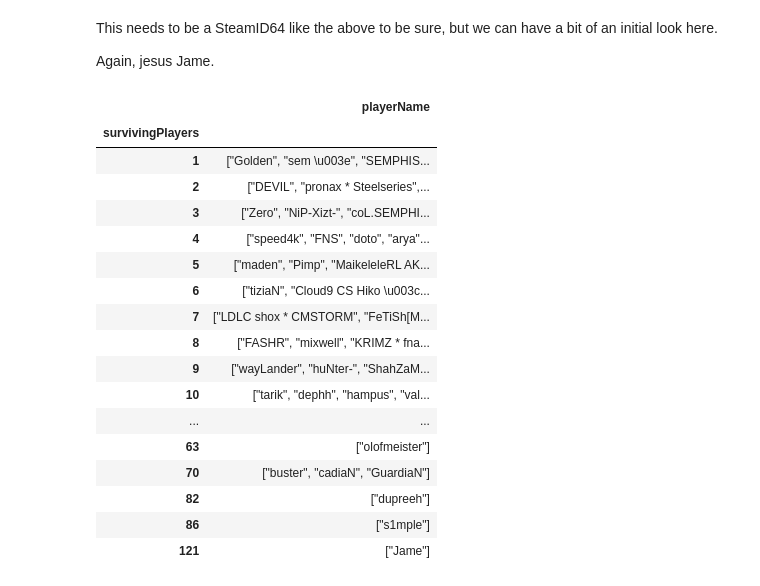
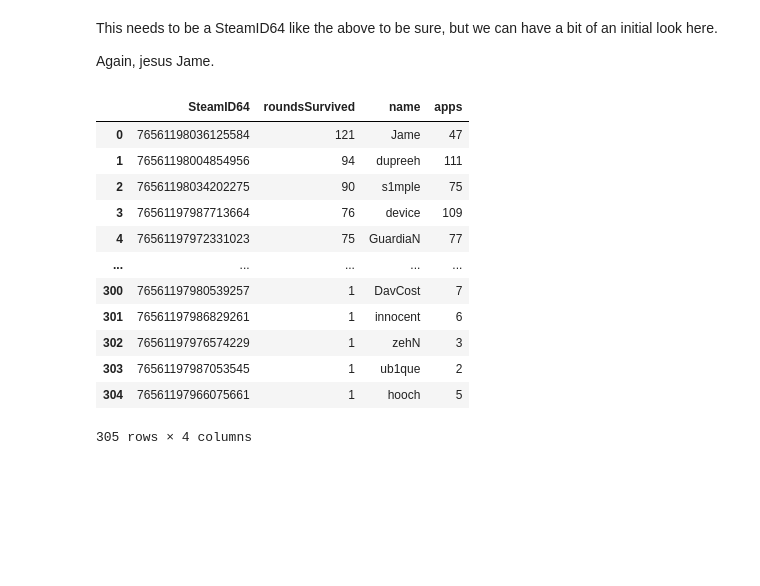
Before and after one commit to bevan-philip/have-cs-rounds-become-slower, a Jupyter notebook: analysis.ipynb, the cells around one changed output. Drawn from its saved outputs; the diff is of its cells as text; code cells hidden in the pictures; blank space fills up the shorter version.

```diff
--- a/analysis.ipynb
+++ b/analysis.ipynb
@@ -147,25 +147,21 @@ This needs to be a SteamID64 like the above to be sure, but we can have a bit of
 
 Again, jesus Jame.
 # %%
-csgo_df["survivingPlayers"] = csgo_df.survivingPlayers.apply(lambda x: sorted(x[1:-1].split(',')) if x != "null" else [])
+csgo_df["survivingPlayers"] = csgo_df.survivingPlayers.apply(lambda x: sorted(map(int, x[1:-1].split(','))) if x != 'null' else None)
 # %%
-csgo_df.survivingPlayers.explode().value_counts().to_frame().reset_index(names="playerName")[['playerName', 'survivingPlayers']].groupby('survivingPlayers').agg(list)
+t = csgo_df.survivingPlayers.explode().value_counts().to_frame().reset_index(names="playerName").rename(columns={"playerName":"SteamID64", "survivingPlayers": "roundsSurvived"}).merge(players_df)
+t
 # %% [output]
-|  | playerName |
-| survivingPlayers |  |
-| 1 | ["Golden", "sem \u003e", "SEMPHIS... |
-| 2 | ["DEVIL", "pronax * Steelseries",... |
-| 3 | ["Zero", "NiP-Xizt-", "coL.SEMPHI... |
-| 4 | ["speed4k", "FNS", "doto", "arya"... |
-| 5 | ["maden", "Pimp", "MaikeleleRL AK... |
-| 6 | ["tiziaN", "Cloud9 CS Hiko \u003c... |
-| 7 | ["LDLC shox * CMSTORM", "FeTiSh[M... |
-| 8 | ["FASHR", "mixwell", "KRIMZ * fna... |
-| 9 | ["wayLander", "huNter-", "ShahZaM... |
-| 10 | ["tarik", "dephh", "hampus", "val... |
-| ... | ... |
-| 63 | ["olofmeister"] |
-| 70 | ["buster", "cadiaN", "GuardiaN"] |
-| 82 | ["dupreeh"] |
-| 86 | ["s1mple"] |
-| 121 | ["Jame"] |
+|  | SteamID64 | roundsSurvived | name | apps |
+| 0 | 76561198036125584 | 121 | Jame | 47 |
+| 1 | 76561198004854956 | 94 | dupreeh | 111 |
+| 2 | 76561198034202275 | 90 | s1mple | 75 |
+| 3 | 76561197987713664 | 76 | device | 109 |
+| 4 | 76561197972331023 | 75 | GuardiaN | 77 |
+| ... | ... | ... | ... | ... |
+| 300 | 76561197980539257 | 1 | DavCost | 7 |
+| 301 | 76561197986829261 | 1 | innocent | 6 |
+| 302 | 76561197976574229 | 1 | zehN | 3 |
+| 303 | 76561197987053545 | 1 | ub1que | 2 |
+| 304 | 76561197966075661 | 1 | hooch | 5 |
+305 rows × 4 columns
```
Also changed, not shown: parts of 7 cells of this notebook.
